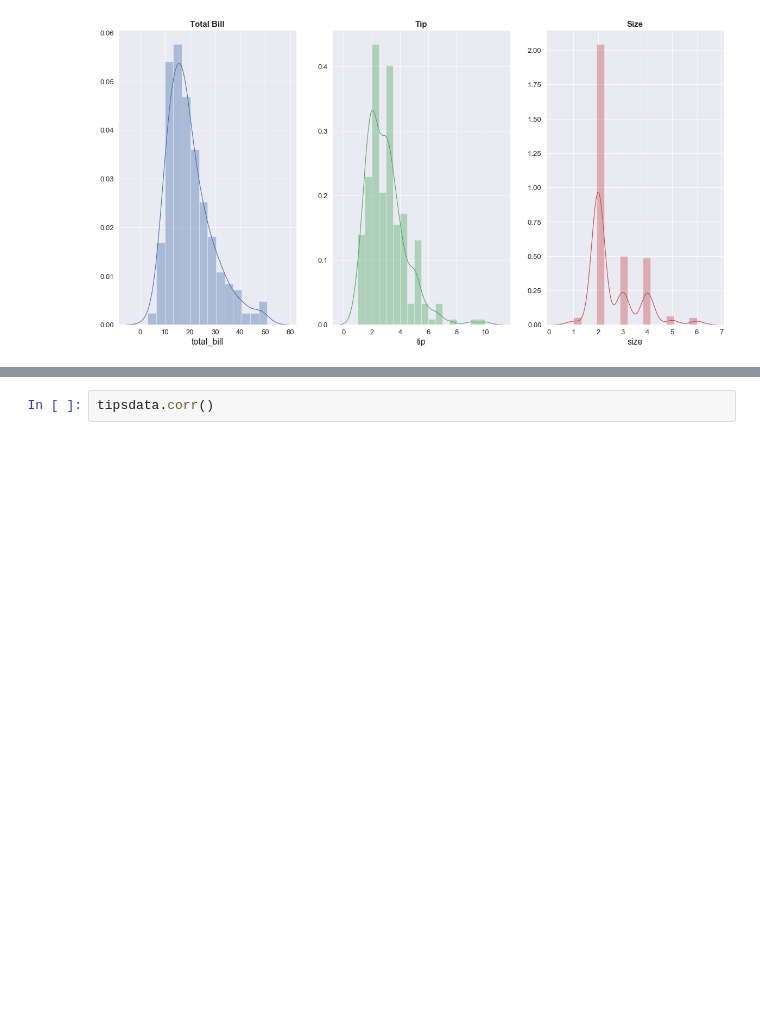
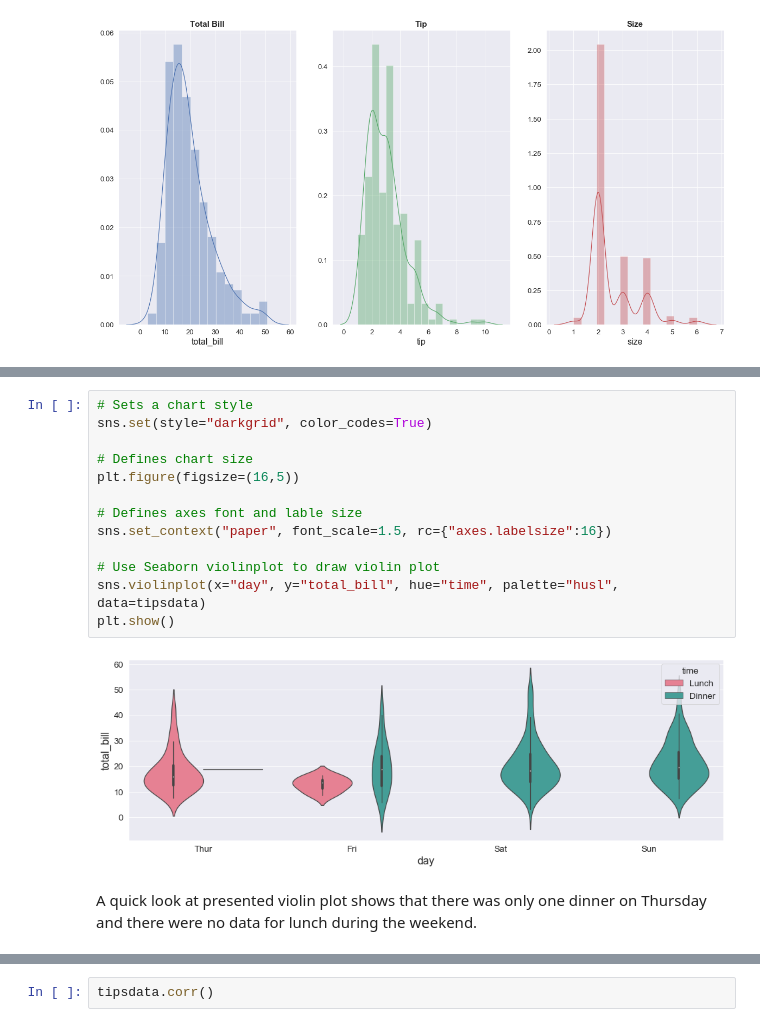
Before and after one commit to G00376332/52446_Project, a Jupyter notebook: Tips_Project.ipynb, the cells around one changed output, grey strips where cells are left out. Cells and saved outputs as stored; diff of their text form; blank space fills up the shorter version.

```diff
--- a/Tips_Project.ipynb
+++ b/Tips_Project.ipynb
@@ -207,2 +266,19 @@ plt.show()
+# %%
+# Sets a chart style
+sns.set(style="darkgrid", color_codes=True)
+
+# Defines chart size
+plt.figure(figsize=(16,5))
+
+# Defines axes font and lable size
+sns.set_context("paper", font_scale=1.5, rc={"axes.labelsize":16})
+
+# Use Seaborn violinplot to draw violin plot
+sns.violinplot(x="day", y="total_bill", hue="time", palette="husl", data=tipsdata)
+plt.show()
+# %% [output]
+[figure, added]
+# %% [markdown]
+A quick look at presented violin plot shows that there was only one dinner on Thursday and there were no data for lunch during the weekend.
 # %%
 sns.set(style="ticks", color_codes=True)
```
Also changed, not shown: parts of 17 cells of this notebook, 2 other files.
